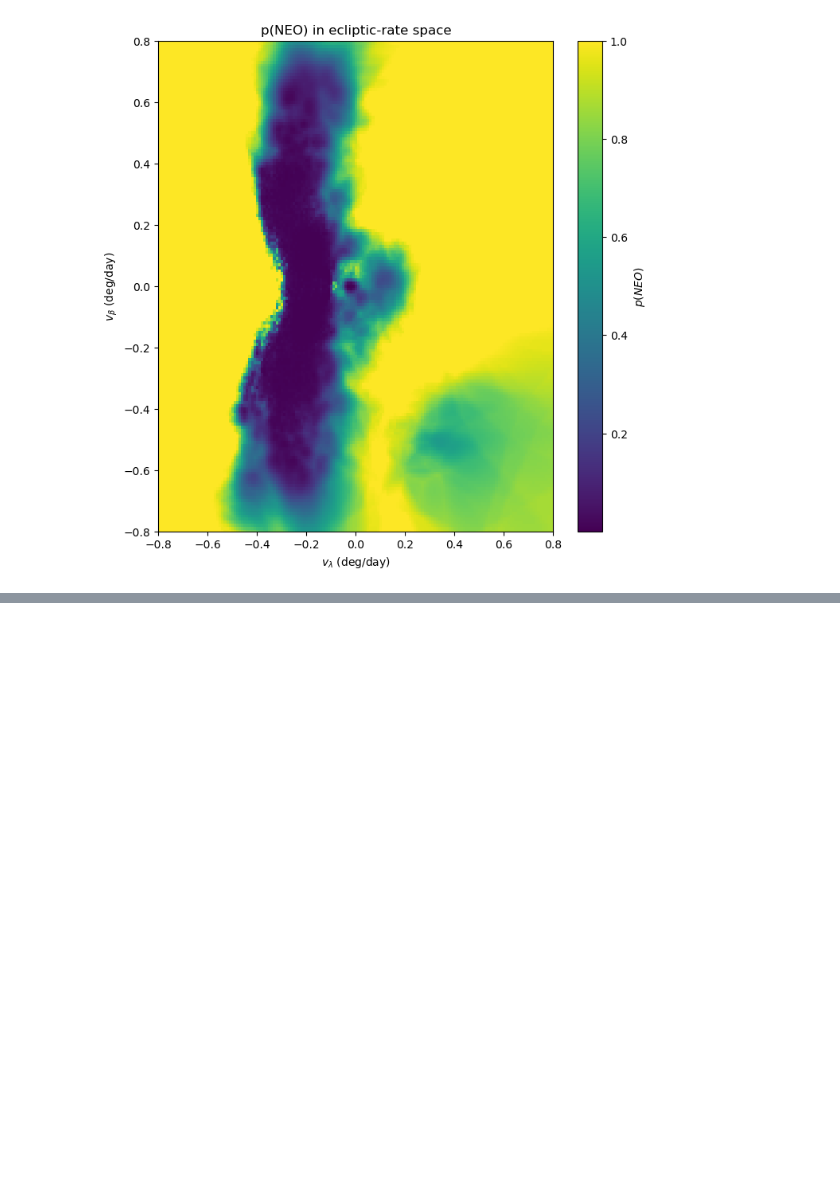
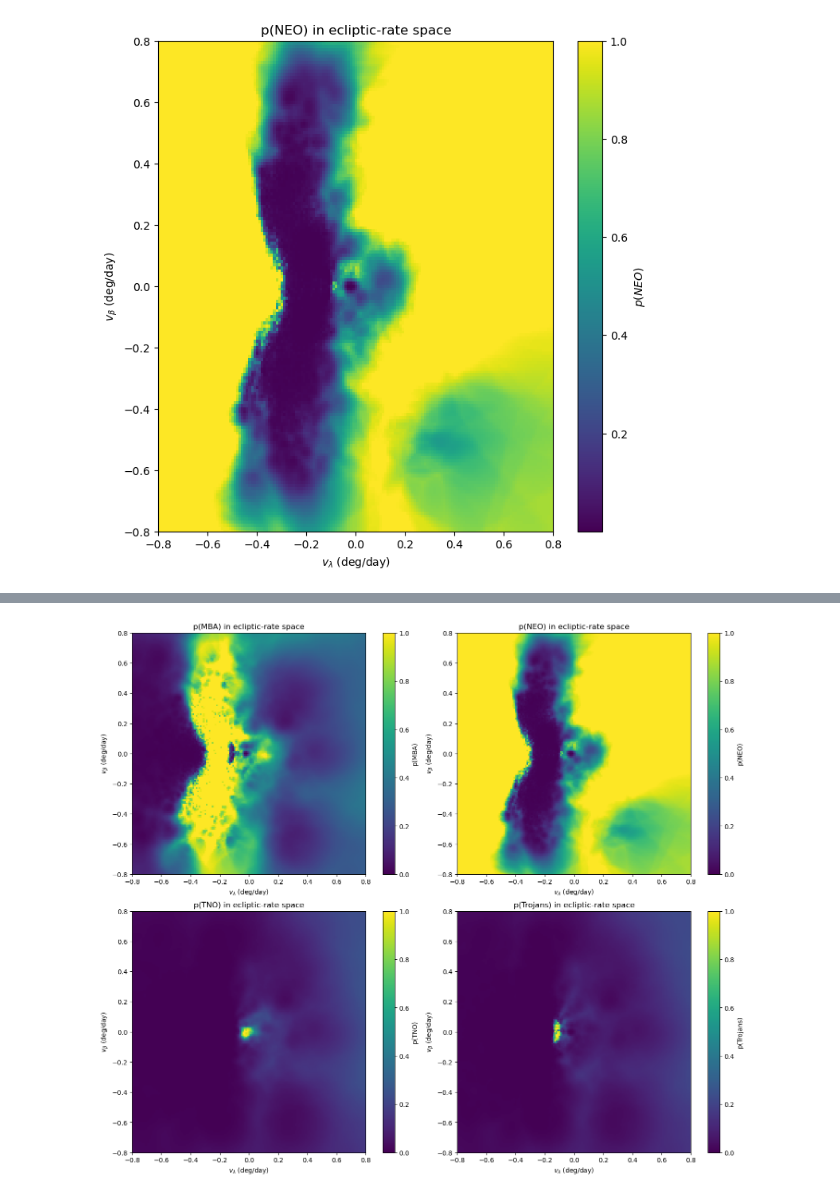
Before and after one commit to devanshi-s04/neomod, a Jupyter notebook: plotswpopulations.ipynb, the cells around one changed output, grey strips where cells are left out. Saved outputs shown, nothing was run; the diff lists cells and outputs as text; code cells hidden in the pictures; blank space fills up the shorter version.

Commit message:
all pops probability maps

```diff
--- a/plotswpopulations.ipynb
+++ b/plotswpopulations.ipynb
@@ -1445,0 +1590,39 @@ plt.show()
+# %%
+# Population fraction (Probability) maps from density maps
+# p(pop) ~ density_pop / density_all
+
+
+# Small floor to avoid divide by zero or tiny number blowups
+eps = 1e-12
+
+
+prob_maps = {
+    "MBA":      density_maps["MBA"]      / np.maximum(density_all_map, eps),
+    "NEO":      density_maps["NEO"]      / np.maximum(density_all_map, eps),
+    "TNO":      density_maps["TNO"]      / np.maximum(density_all_map, eps),
+    "Trojans":  density_maps["Trojans"]  / np.maximum(density_all_map, eps),
+}
+
+fig, axes = plt.subplots(2, 2, figsize=(14, 12), constrained_layout=True)
+axes = axes.ravel()
+
+for ax, pop_name in zip(axes, prob_maps.keys()):
+    im = ax.pcolormesh(
+        X0, Y0, prob_maps[pop_name],
+        shading="auto",
+        vmin=0.0,
+        vmax=1.0,
+    )
+
+    ax.set_xlim(*xlim)
+    ax.set_ylim(*ylim)
+    ax.set_xlabel(r"$v_\lambda$ (deg/day)")
+    ax.set_ylabel(r"$v_\beta$ (deg/day)")
+    ax.set_title(f"p({pop_name}) in ecliptic-rate space")
+
+    cbar = fig.colorbar(im, ax=ax)
+    cbar.set_label(f"p({pop_name})")
+
+plt.show()
+# %% [output]
+[figure, added]
```
Also changed, not shown: parts of 3 cells of this notebook.
